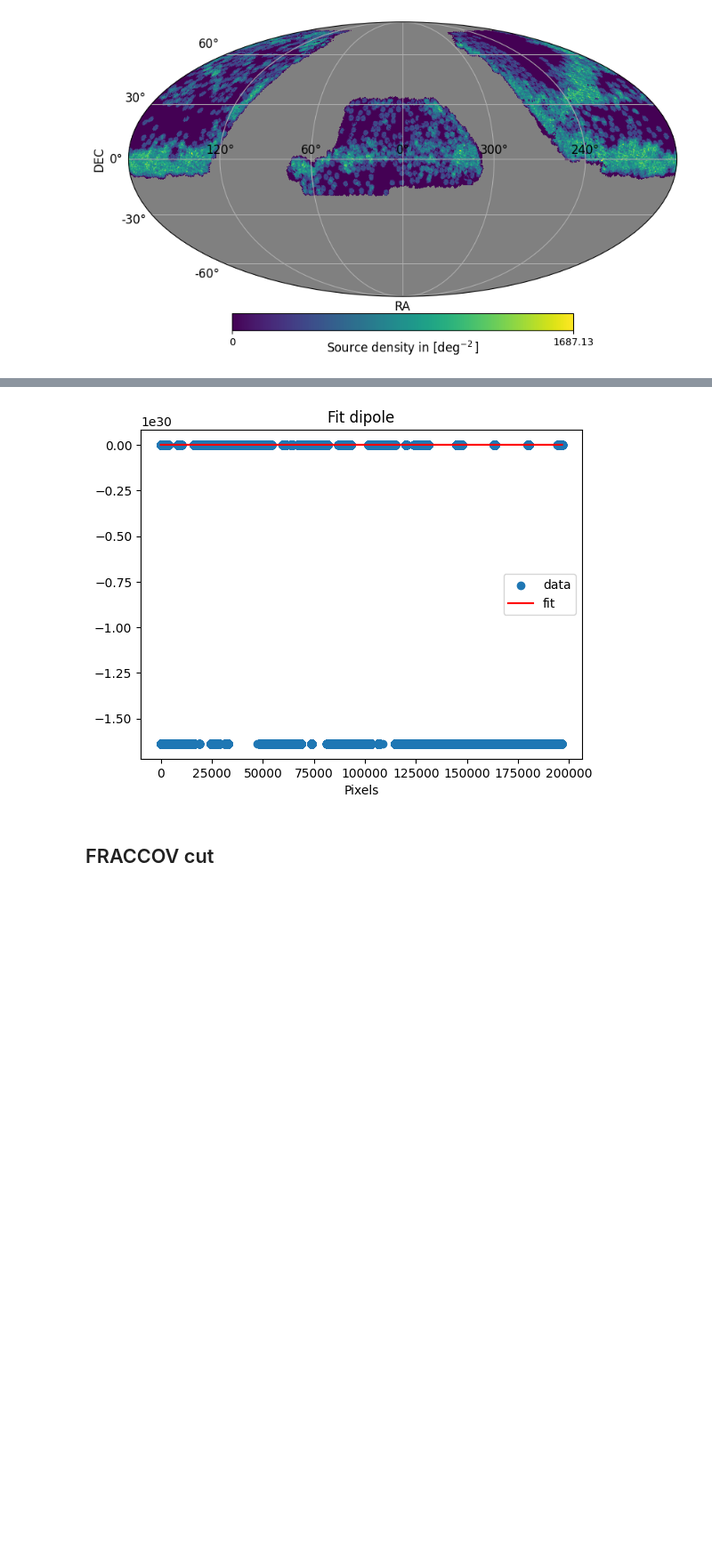
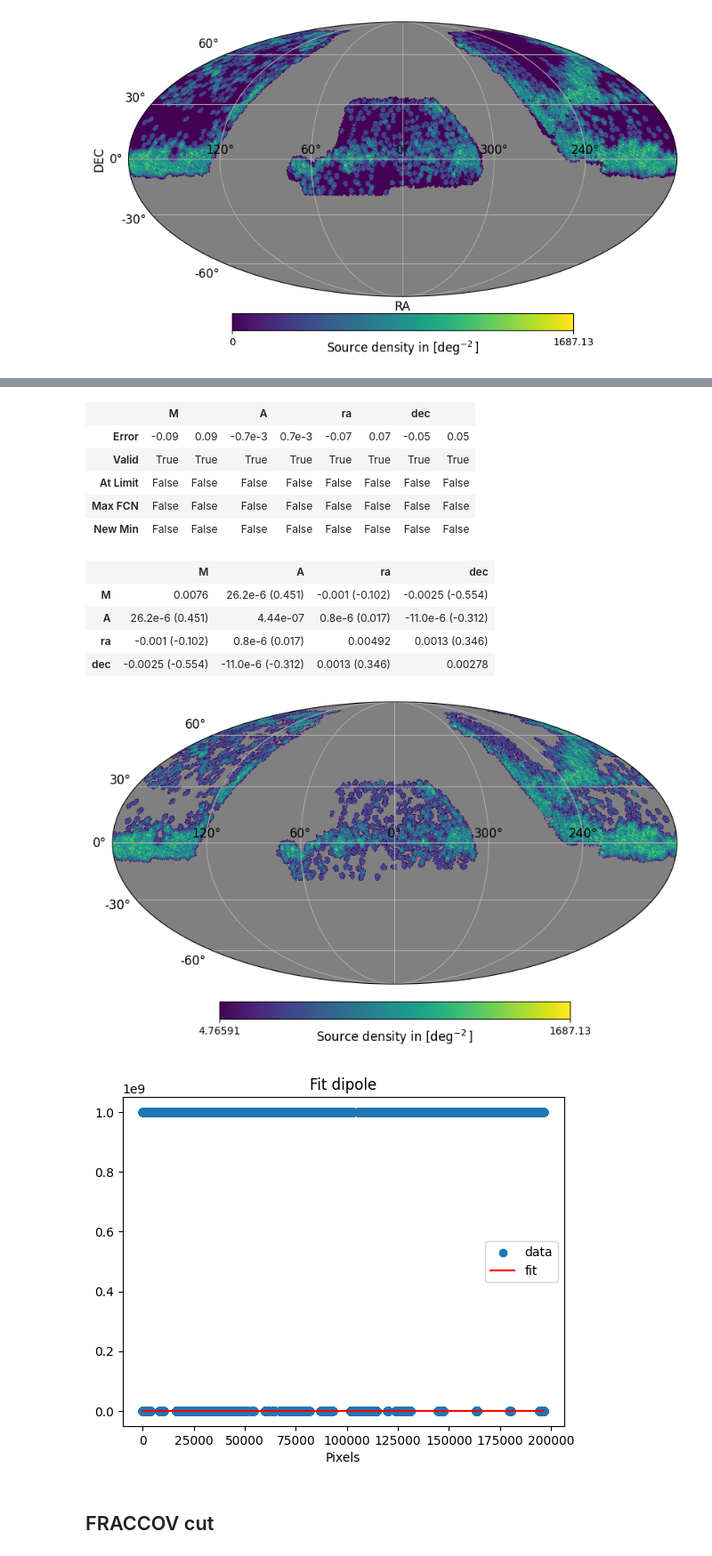
Before and after one commit to johannct/M2_Stage_Code, a Jupyter notebook: DESI BGS FRACCOV.ipynb, the cells around one changed output, grey strips where cells are left out. Shown at 89% size. Drawn from its saved outputs; the diff is of its cells as text; code cells hidden in the pictures; blank space fills up the shorter version.

```diff
--- a/DESI BGS FRACCOV.ipynb
+++ b/DESI BGS FRACCOV.ipynb
@@ -110,3 +110,9 @@ plt.xlabel("RA")
 plt.ylabel("DEC");
 # %% [output]
 [figure]
+# %%
+NSource_BGS_px_masked = hp.ma(NSource_NGC_px+NSource_SGC_px, badval=0)
+map = NSource_BGS_px_masked.copy()
+hp.projview(map, unit="Source density in $[\deg^{-2}]$", nest=True, graticule=True, graticule_labels=True)
+plt.xlabel("RA")
+plt.ylabel("DEC");
@@ -113,11 +127,14 @@ plt.ylabel("DEC");
 # %%
-mask = NSource_BGS_px.mask
+map = NSource_BGS_px_masked.copy()
+hp.projview(map, unit="Source density in $[\deg^{-2}]$", nest=True, graticule=True, graticule_labels=True)
+
+mask = map.mask
 mask = ~mask
 weights = mask.astype(float)
 
-#map[map == 0] = np.nan
 model = lambda map, M, A, ra, dec : apply_dipole_MD(map, M, A, ra, dec, nest=True, cut_masked=True, frame='icrs', contrast=False)
-init =  (2000, 1, 100, 40)
+init =  (1000, 1, 100, 40)
 names = ("M", "A", "ra", "dec")
-m = fit_dipole_err(model, map.filled(), init, names, bounds=([0, 0, 0, -90], [np.inf, 1, 360, 90]), weights=weights)
+m = fit_dipole_err(model, map.filled(1e9), init, names, bounds=([0, 0, 0, -90], [np.inf, 1, 360, 90]), weights=weights)
+m
 # %% [output]
@@ -125,4 +152,16 @@ Unable to use minos()
+|  | M |  | A |  | ra |  | dec |  |
+| Error | -0.09 | 0.09 | -0.7e-3 | 0.7e-3 | -0.07 | 0.07 | -0.05 | 0.05 |
+| Valid | True | True | True | True | True | True | True | True |
+| At Limit | False | False | False | False | False | False | False | False |
+| Max FCN | False | False | False | False | False | False | False | False |
+| New Min | False | False | False | False | False | False | False | False |
+|  | M | A | ra | dec |
+| M | 0.0076 | 26.2e-6 (0.451) | -0.001 (-0.102) | -0.0025 (-0.554) |
+| A | 26.2e-6 (0.451) | 4.44e-07 | 0.8e-6 (0.017) | -11.0e-6 (-0.312) |
+| ra | -0.001 (-0.102) | 0.8e-6 (0.017) | 0.00492 | 0.0013 (0.346) |
+| dec | -0.0025 (-0.554) | -11.0e-6 (-0.312) | 0.0013 (0.346) | 0.00278 |
-[figure, old version]
+[figure, new version]
+[figure, added]
 # %% [markdown]
 ## FRACCOV cut
 # %%
```
Also changed, not shown: parts of 9 cells of this notebook, 2 other files.
